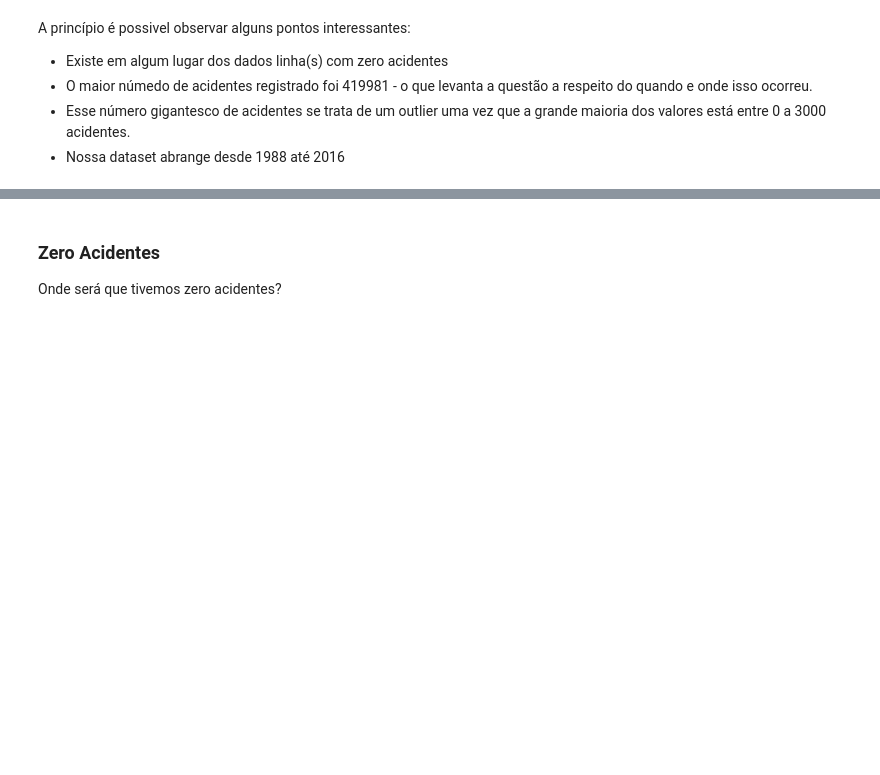
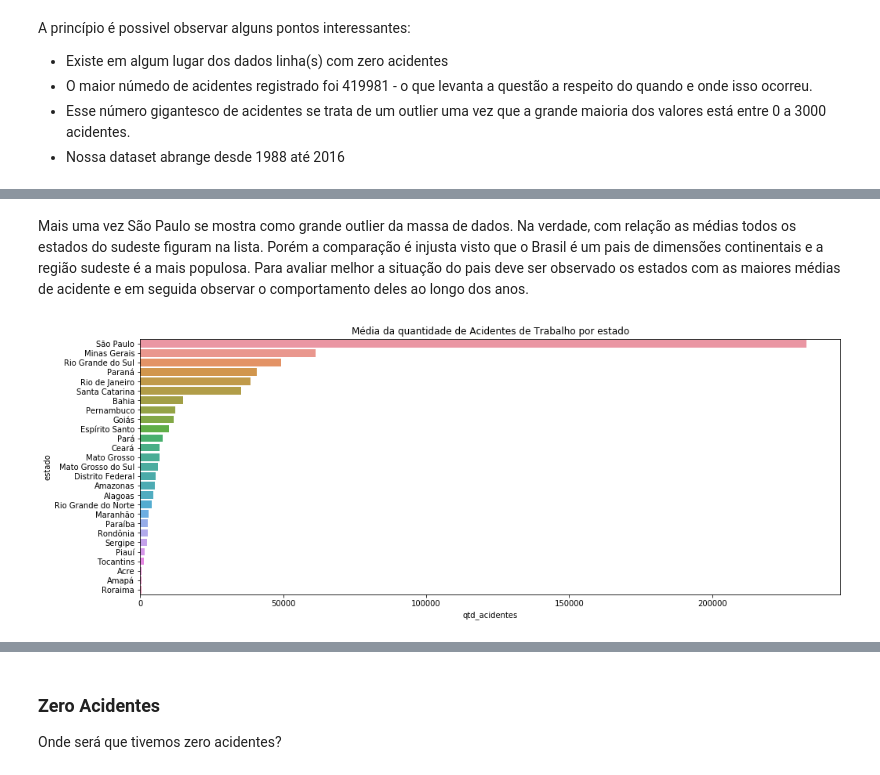
Before and after one commit to lorransr/CAT, a Jupyter notebook: Acidentes_de_Trabalho.ipynb, the cells around one changed output, grey strips where cells are left out. Saved outputs shown, nothing was run; the diff lists cells and outputs as text; code cells hidden in the pictures; blank space fills up the shorter version.

```diff
--- a/Acidentes_de_Trabalho.ipynb
+++ b/Acidentes_de_Trabalho.ipynb
@@ -177,0 +215,10 @@ A princípio é possivel observar alguns pontos interessantes:
+# %% [markdown]
+Mais uma vez São Paulo se mostra como grande outlier da massa de dados. Na verdade, com relação as médias todos os estados do sudeste figuram na lista. Porém a comparação é injusta visto que o Brasil é um pais de dimensões continentais e a região sudeste é a mais populosa. Para avaliar melhor a situação do pais deve ser observado os estados com as maiores médias de acidente e em seguida observar o comportamento deles ao longo dos anos.
+# %%
+plt.figure(figsize = (16,6))
+m = sns.barplot(y="estado",
+                x ="qtd_acidentes",
+                data = agrupado_media);
+m.set_title("Média da quantidade de Acidentes de Trabalho por estado");
+# %% [output]
+[figure, added]
```
Also changed, not shown: parts of 25 cells of this notebook.
